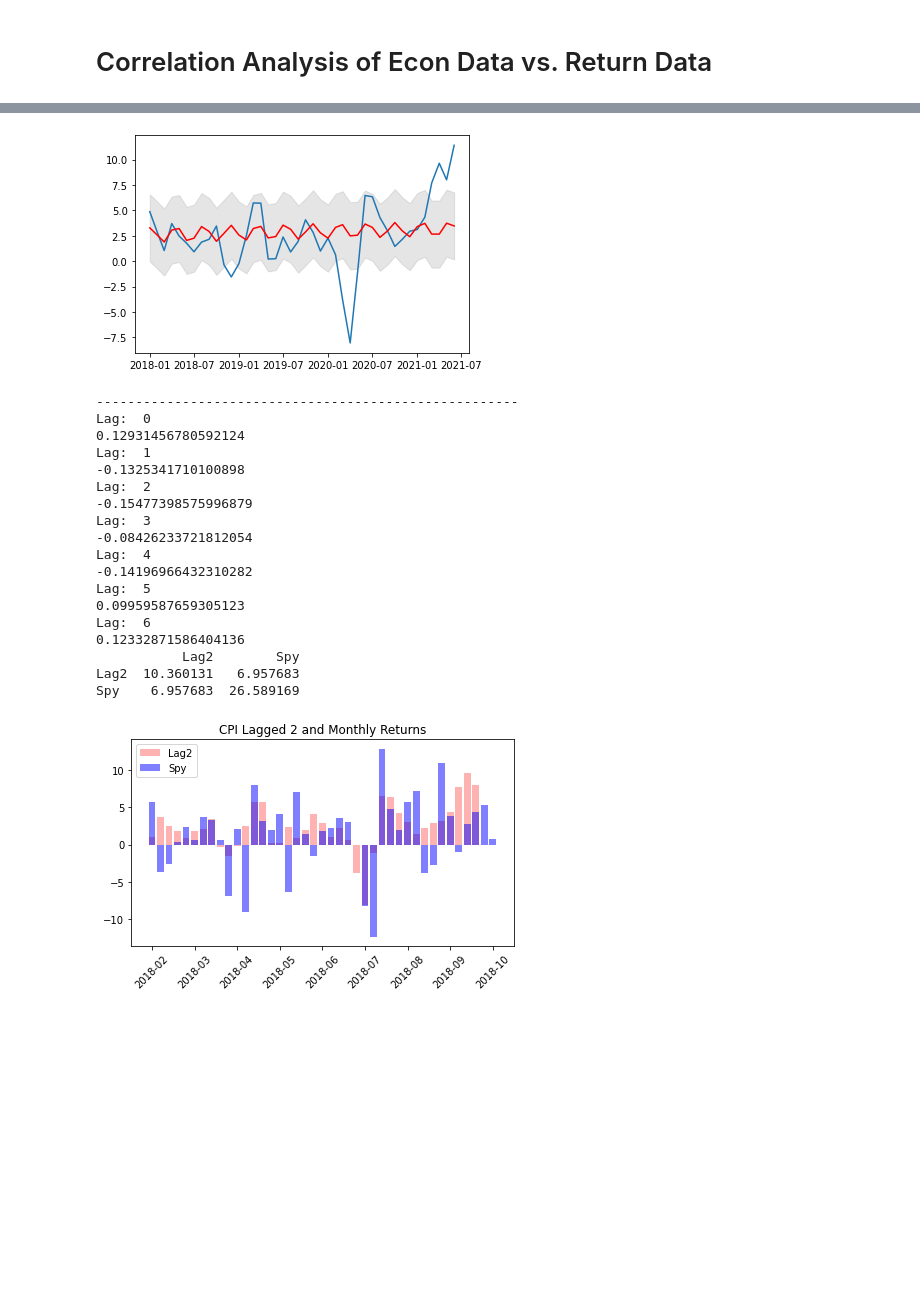
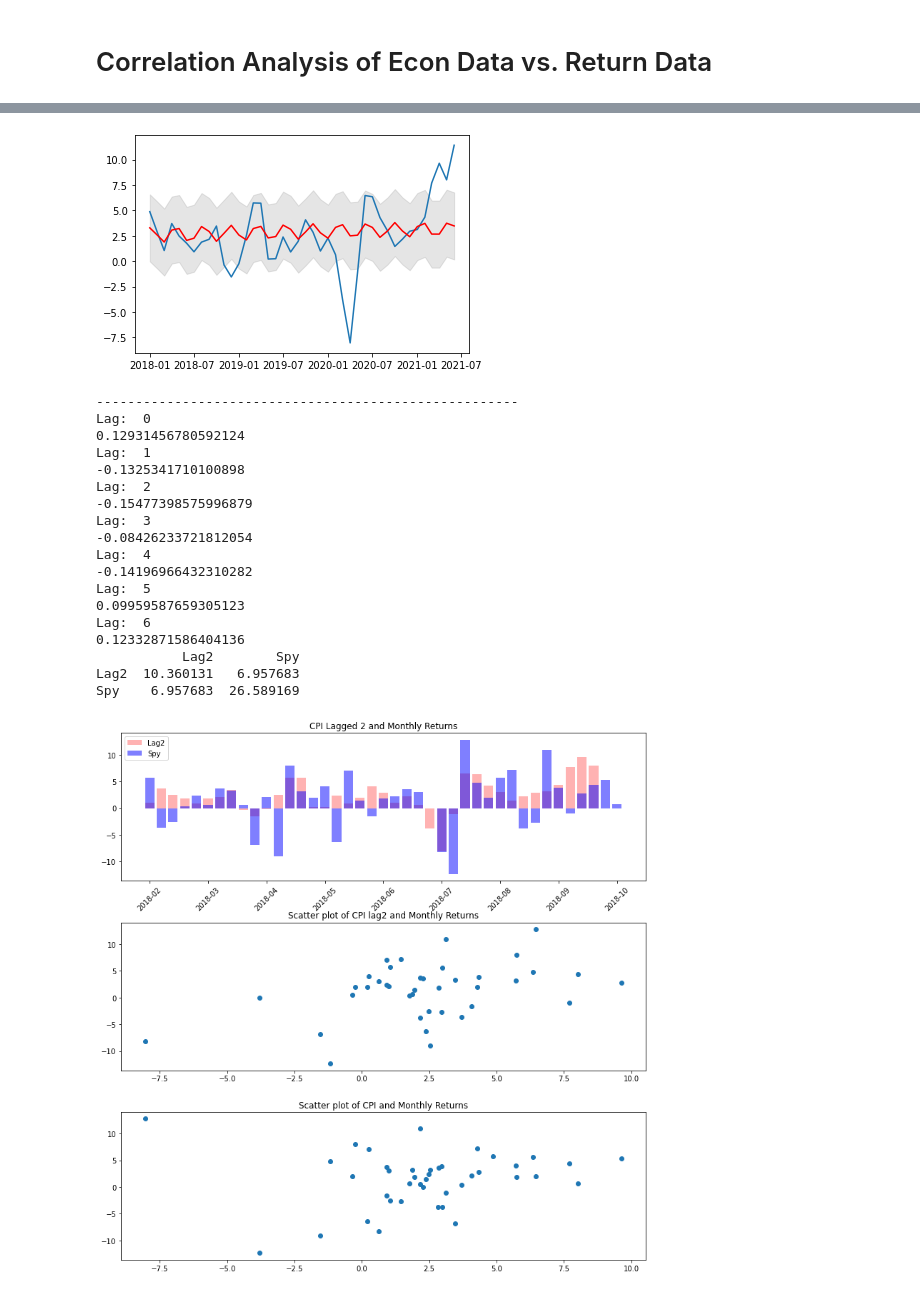
Before and after one commit to AlexNoonan-Syracuse/BigDataProject, a Jupyter notebook: ArimaModels_Alex.ipynb, the cells around one changed output, grey strips where cells are left out. Saved outputs shown, nothing was run; the diff lists cells and outputs as text; code cells hidden in the pictures; blank space fills up the shorter version.

```diff
--- a/ArimaModels_Alex.ipynb
+++ b/ArimaModels_Alex.ipynb
@@ -340,13 +405,17 @@ comparionsplotdf = comparisondf[['Lag2', 'Spy', 'Month']]
 print(comparionsplotdf[['Lag2', 'Spy']].cov())
 
 # comparions plot of lagged data and monthly returns
-fig, (ax) = plt.subplots(1)
-ax.set_title('CPI Lagged 2 and Monthly Returns')
-ax.bar(comparionsplotdf.index,comparionsplotdf['Lag2'], alpha = 0.3, color='Red', label='Lag2')
-ax.bar(comparionsplotdf.index,comparionsplotdf['Spy'], alpha=0.5, color='blue', label='Spy'  )
-ax.set_xticklabels(comparionsplotdf['Month'],rotation=45)
-ax.legend()
+fig, (ax) = plt.subplots(3, figsize=(11,11))
+ax[0].set_title('CPI Lagged 2 and Monthly Returns')
+ax[0].bar(comparionsplotdf.index,comparionsplotdf['Lag2'], alpha = 0.3, color='Red', label='Lag2')
+ax[0].bar(comparionsplotdf.index,comparionsplotdf['Spy'], alpha=0.5, color='blue', label='Spy'  )
+ax[0].set_xticklabels(comparionsplotdf['Month'],rotation=45)
+ax[0].legend()
 fig.tight_layout()
+ax[1].set_title('Scatter plot of CPI lag2 and Monthly Returns')
+ax[1].scatter(comparisondf['Lag2'], comparionsplotdf['Spy'])
+ax[2].set_title('Scatter plot of CPI and Monthly Returns')
+ax[2].scatter(comparisondf['CpiAnnualizedPct'], comparisondf['Spy'])
 plt.show()
 # %% [output]
 Series:  CpiAnnualizedPct
@@ -356,20 +425,20 @@ RSME: 3.2998828278490775
 [figure]
 ------------------------------------------------------
 Lag:  0
 0.12931456780592124
 Lag:  1
 -0.1325341710100898
 Lag:  2
 -0.15477398575996879
 Lag:  3
 -0.08426233721812054
 Lag:  4
 -0.14196966432310282
 Lag:  5
 0.09959587659305123
 Lag:  6
 0.12332871586404136
            Lag2        Spy
 Lag2  10.360131   6.957683
 Spy    6.957683  26.589169
-[figure, old version]
+[figure, new version]
```
Also changed, not shown: parts of 7 cells of this notebook.
